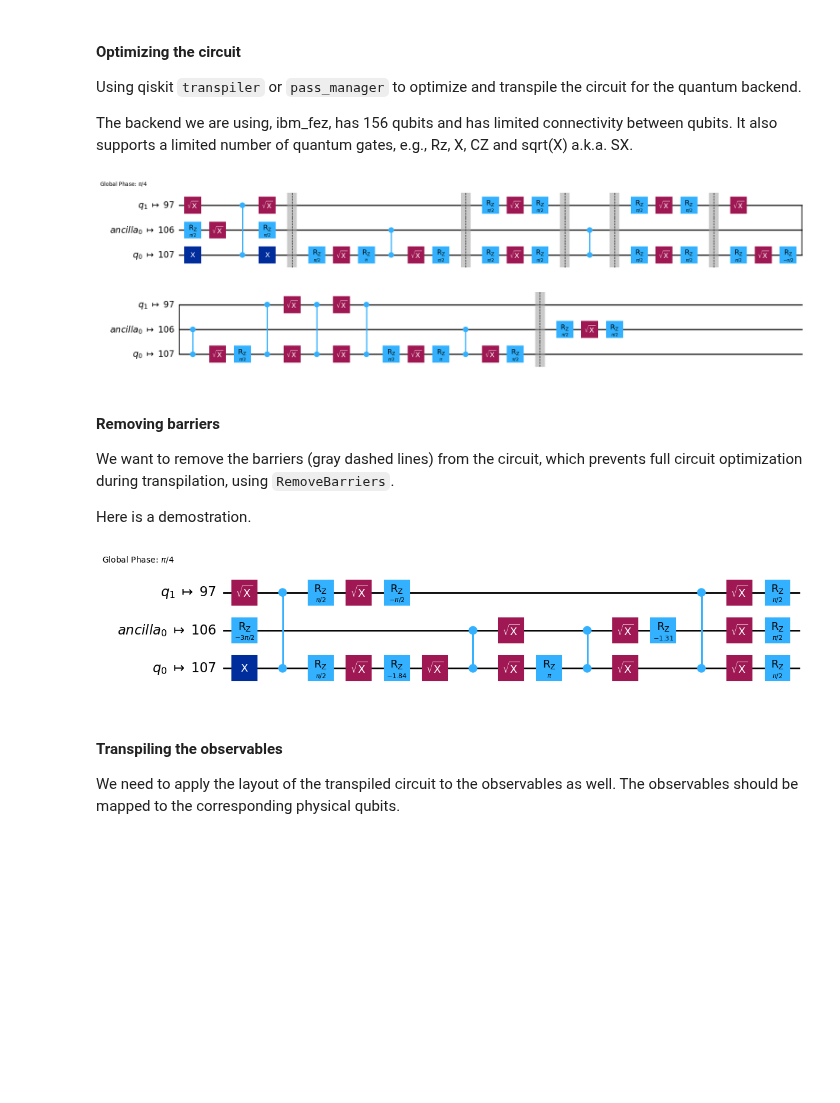
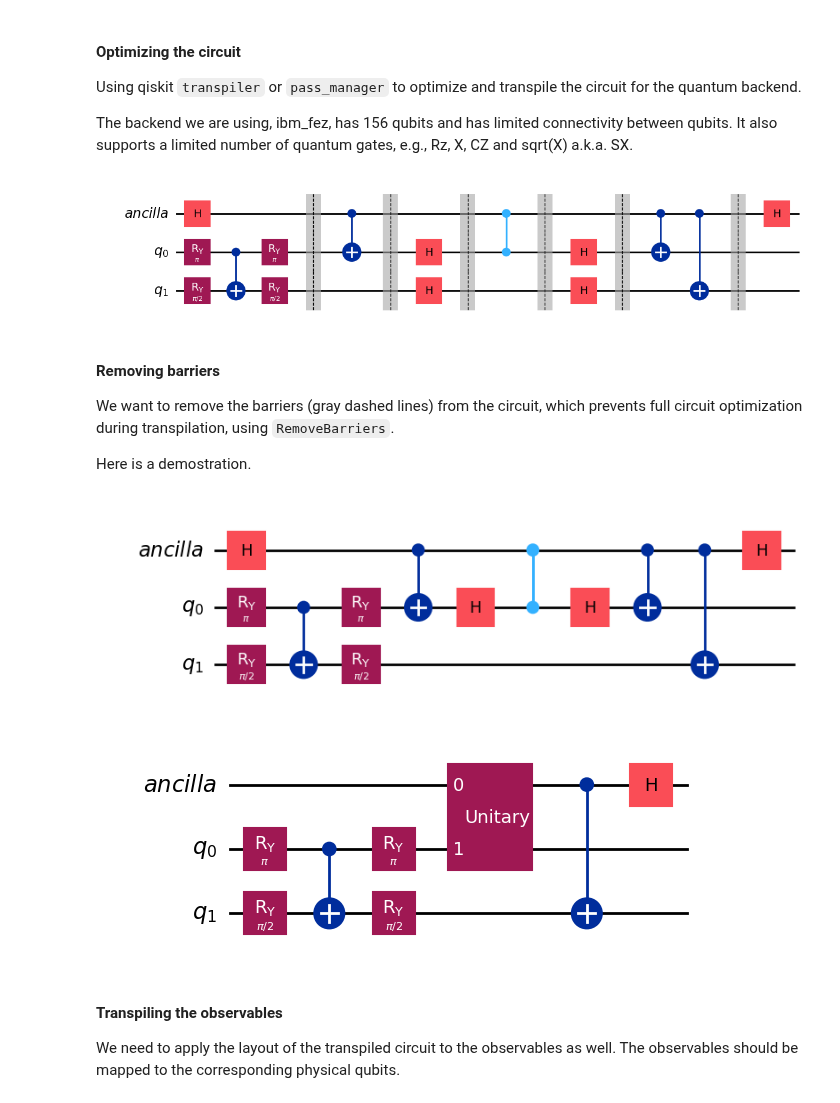
Before and after one commit to Weidsn/Quantum_Computational_Fluid_Dynamics, a Jupyter notebook: Qiskit/vqls_implementation.ipynb, the cells around one changed output. Drawn from its saved outputs; the diff is of its cells as text; code cells hidden in the pictures; blank space fills up the shorter version.

```diff
--- a/Qiskit/vqls_implementation.ipynb
+++ b/Qiskit/vqls_implementation.ipynb
@@ -499,27 +544,28 @@ Notice that for Pauli matrices, $A_l = A_{l}^\dagger$.
 #### Constructing the Hadamard Test circuit
 # %%
 
-def local_hadamard_test(parameters, l, j, lp, part="Re", nqubits=None, lcu = None):
+def local_hadamard_test(param, nqubits, l, j, lp, lcu = None, part="Re", rot_gates="Ry", ent_gates="CX"):
     """
     Builds the main circuit for the local Hadamard test as in your diagram.
 
     Args:
-        parameters (list): Parameters for fixed_ansatz, e.g. [[1,1],[1,1]].
+        param (list): Parameters for fixed_ansatz, e.g. [1, 2, 3, 3].
         nqubits (int): Number of data qubits (not counting the ancilla).
-        l (str): Pauli string for A_l (e.g. "IX").
+        l (int or Pauli_object): The l's pauli string in lcu (if lcu is provided), otherwise, Pauli_object for A_l (e.g. "IX").
         j (int): Index of the data qubit for the controlled-Z. If j = -1, skip the CZ.
-        lp (str): Pauli string for A_{l'}.
+        lp (int or Pauli_object): The l's pauli string in lcu (if lcu is provided), otherwise, Pauli_object for A_{l'} (e.g. "XX").
+        nqubits (int): Number of data qubits (not counting the ancilla).
+
         part (str): "Re" or "Im". If "Im", apply a phase shift Rz(-pi/2) on the ancilla
                     to measure the imaginary part.
+        lcu (PauliList or SparsePauliOp): PauliList or SparsePauliOp to use for l and lp. If lcu is None, then lp and l are
+        rot_gates (str): rotational gates for building the ansatz, "Ry" or "Rx" or "Rz".
+        ent_gates (str): entangling gates for building the ansatz, "CX" or "CZ" or "CY".
 
     Returns:
         QuantumCircuit: The complete Hadamard test circuit with measurement on the ancilla.
     """
-    # 0) If nqubits is not specified, determine it from the parameters.
-    num_layers = len(parameters)
-
-    if nqubits is None:
-        nqubits = max(len(parameters[i]) for i in range(num_layers))
+    # 0) If n_layers is not specified, determine it from the parameters and nqubits.
 
     # 0.5) If lcu is specified, use it to determine l and lp.
     if lcu is not None and isinstance(l,int) and isinstance(lp, int):
@@ -560,7 +606,7 @@ def local_hadamard_test(parameters, l, j, lp, part="Re", nqubits=None, lcu = Non
         main_circuit.rz(-np.pi / 2, ancilla)
 
     # 3) Apply the fixed ansatz V(w) to the data qubits
-    ansatz_circ = fixed_ansatz(parameters, nqubits)
+    ansatz_circ = fixed_ansatz(param, nqubits, rot_gates, ent_gates)
     # Map data qubits of ansatz onto the 'data' register in main_circuit
     main_circuit.compose(ansatz_circ, qubits=data, inplace=True)
     main_circuit.barrier()
@@ -615,15 +661,15 @@ def local_hadamard_test(parameters, l, j, lp, part="Re", nqubits=None, lcu = Non
 
 
 print(f"A_l is: {LCU.paulis[1]}")
-print(f"A_l' is: {LCU.paulis[2]}")
+print(f"A_lp is: {LCU.paulis[2]}")
 print("j = 0", end="\n\n")
 
 print("For the real part:")
-test_circ = local_hadamard_test(params1, nqubits=2, l=LCU.paulis[1], j=0, lp=LCU.paulis[2], part="Re")
+test_circ = local_hadamard_test(param1, nqubits=2, l=1, j=0, lp=2, lcu=LCU, part="Re")
 display(test_circ.draw("mpl"))
 
 print("For the imaginary part:")
-test_circ2 = local_hadamard_test(params1, nqubits=2, l=LCU.paulis[1], j=0, lp=LCU.paulis[2], part="Im")
+test_circ2 = local_hadamard_test(param1, nqubits=2, l=1, j=0, lp=2, lcu=LCU, part="Im")
 display(test_circ2.draw("mpl"))
 # %% [output]
 A_l is: IX
@@ -658,6 +704,8 @@ backend = FakeFez()
 
 # In general, to construct a AerSimulator from a backend
 # simulator = AerSimulator().from_backend(backend)
+
+simulator = AerSimulator()
 # %% [markdown]
 #### Defining the observables
 
@@ -680,30 +728,34 @@ The backend we are using, ibm_fez, has 156 qubits and has limited connectivity b
 # %%
 L = len(LCU.paulis)
 n = nqubits
 l = LCU.paulis[1]
 lp = LCU.paulis[2] # from 1 to
 j = 0 # from -1 to nqubits
-part = "Re"
 
-qc = local_hadamard_test(params1, nqubits=2, l=l, j=j, lp=lp, part=part)
+qc = local_hadamard_test(param1, nqubits=2, l=l, j=j, lp=lp, part="Re")
 
-qc_transpiled = transpile(qc, backend = backend, layout_method="dense",optimization_level=3)
-# display(new_dense.draw("mpl", idle_wires= False))
+qc_transpiled = transpile(circuits=qc, backend=simulator, optimization_level=1, layout_method="dense")
 display(qc_transpiled.draw("mpl", idle_wires=False))
 # %% [output]
-[figure, old version]
+[figure, new version]
 # %% [markdown]
 #### Removing barriers
 
 We want to remove the barriers (gray dashed lines) from the circuit, which prevents full circuit optimization during transpilation, using `RemoveBarriers`.
 
 Here is a demostration.
+# %%
+qc_nb = RemoveBarriers()(qc)
+qc_transpiled_nb = transpile(qc_nb, backend=simulator, layout_method="dense", optimization_level=1)
+display(qc_transpiled_nb.draw("mpl", idle_wires=False))
+# %% [output]
+[figure, added]
 # %%
 qc_nb = RemoveBarriers()(qc)
-qc_transpiled_nb = transpile(qc_nb, backend, layout_method="dense", optimization_level=3)
+qc_transpiled_nb = transpile(qc_nb, backend=simulator, layout_method="dense", optimization_level=3)
 display(qc_transpiled_nb.draw("mpl", idle_wires=False))
 # %% [output]
-[figure, old version]
+[figure, new version]
 # %% [markdown]
 #### Transpiling the observables
 
```
Also changed, not shown: parts of 38 cells of this notebook.
